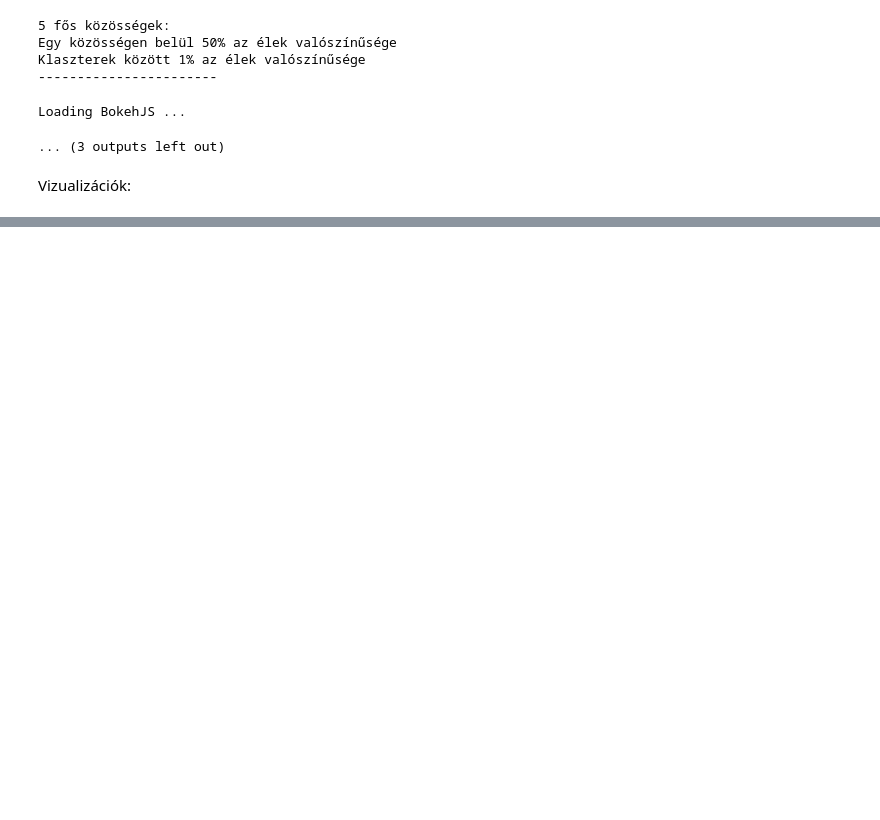
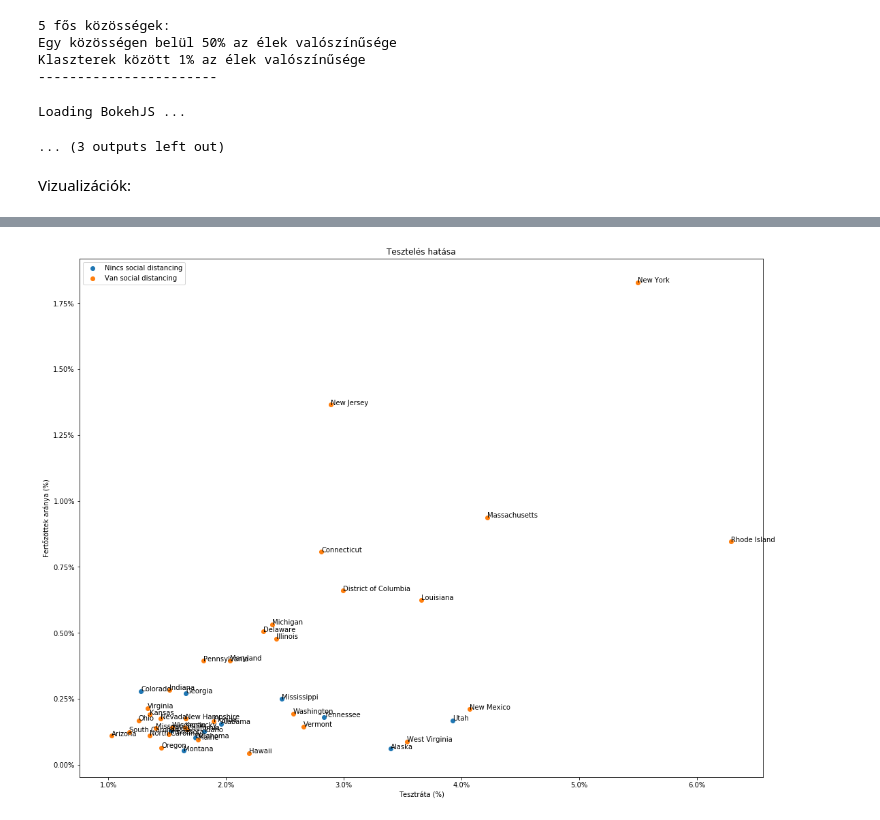
Before and after one commit to peteranagy/COVID_US, a Jupyter notebook: Házi_network.ipynb, the cells around one changed output, grey strips where cells are left out. Saved outputs shown, nothing was run; the diff lists cells and outputs as text; code cells hidden in the pictures; blank space fills up the shorter version.

```diff
--- a/Házi_network.ipynb
+++ b/Házi_network.ipynb
@@ -159,0 +264,27 @@ jelendf['Population']
+# %%
+fig, axes = plt.subplots(1,1,figsize=(18,14))
+
+axes.yaxis.set_major_formatter(mtick.PercentFormatter())
+axes.xaxis.set_major_formatter(mtick.PercentFormatter())
+
+plt.scatter(jelen_2['testrate'], jelen_2["incrate"])
+plt.scatter(jelen_1['testrate'], jelen_1["incrate"])
+
+
+plt.xlabel('Tesztráta (%)')
+plt.ylabel('Fertőzöttek aránya (%)')
+plt.title('Tesztelés hatása')
+plt.legend(["Nincs social distancing","Van social distancing"], loc='upper left')
+
+
+for i, txt in enumerate(jelen_2['Province_State']):
+    axes.annotate(txt, (jelen_2['testrate'][i], jelen_2["incrate"][i]))
+
+for i, txt in enumerate(jelen_1['Province_State']):
+    axes.annotate(txt, (jelen_1['testrate'][i], jelen_1["incrate"][i]))
+
+
+
+plt.show()
+# %% [output]
+[figure, added]
```
Also changed, not shown: parts of 18 cells of this notebook, 3 other files.
